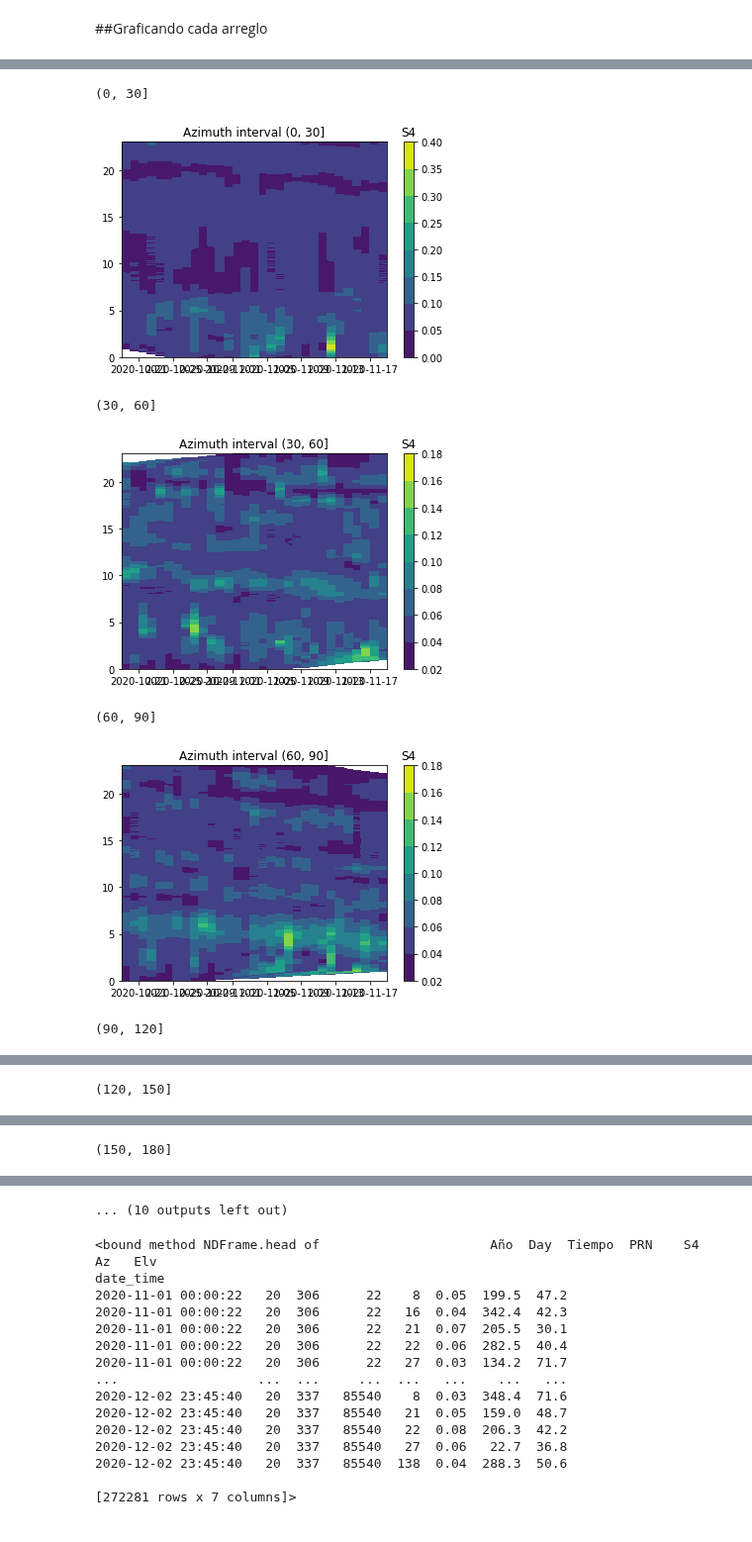
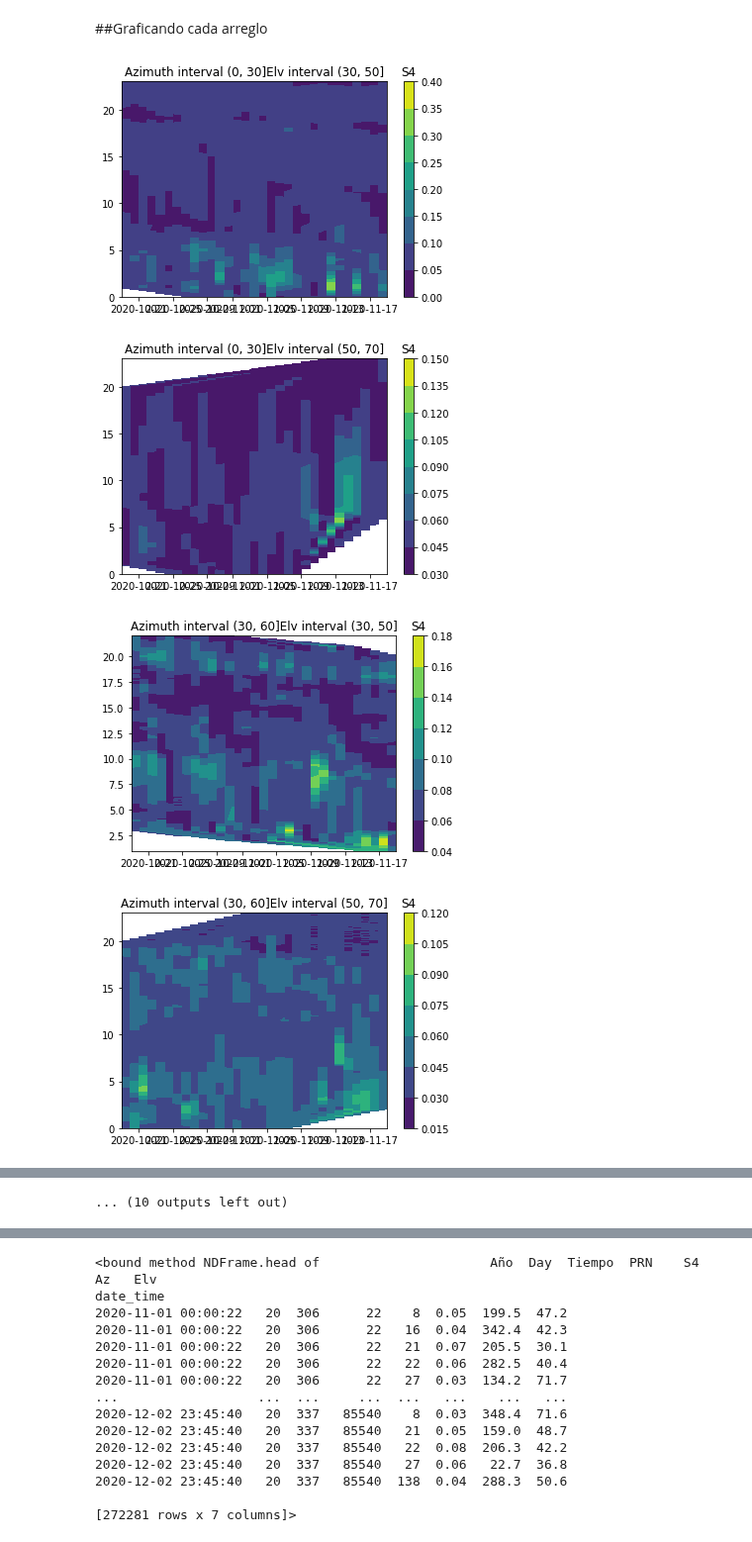
Before and after one commit to georgesteve/Research-Assitant-ML-ROJ, a Jupyter notebook: Grafico_de_S4_heatmap.ipynb, the cells around one changed output, grey strips where cells are left out. Shown at 99% size. Drawn from its saved outputs; the diff is of its cells as text; code cells hidden in the pictures.

```diff
--- a/Grafico_de_S4_heatmap.ipynb
+++ b/Grafico_de_S4_heatmap.ipynb
@@ -83,30 +83,35 @@ y=s4_1min.S4.values
 # %%
 from scipy.interpolate import griddata
 from jdcal import jd2jcal
 from datetime import datetime
 
 
 def plot_S4_hour_day(df,i):
   xi = np.linspace(df.index.to_julian_date().min(), df.index.to_julian_date().max(), 2000)
   yi = np.linspace(df.index.hour.min(), df.index.hour.max(), 2000)
   zi = griddata((df.index.to_julian_date(),df.index.hour),df.S4,(xi[None,:],yi[:,None]),method='linear')
   xij = [jd2jcal(0,v) for v in xi]
   xid = [datetime(x[0],x[1],x[2]) for x in xij]
   plt.contourf(xid,yi,zi)
   plt.title(i)
   cbar=plt.colorbar()
   cbar.ax.set_title('S4', rotation=360)
   plt.show()
 
 n = 366*24
 df=s4_clean
 #df["z"]=  s4.S4
 #df["x"] = s4.index.date
 #df["y"] = s4.index.day
 
 
 for i, d in m:
-  print(i)
-  label='Azimuth interval '+str(i)
-  plot_S4_hour_day(d,label)
+  n=d.groupby(pd.cut(d["Elv"], np.arange(30, 90, 20)))
+  for i1,d1 in n:
+    label='Azimuth interval '+str(i)+'Elv interval '+str(i1)
+    plot_S4_hour_day(d1,label)
 # %% [output]
+[figure, new version]
+[figure, new version]
+[figure, new version]
+[figure, new version]
@@ -113,7 +126 @@ for i, d in m:
-(0, 30]
+... (10 outputs left out)
-[figure, old version]
-(30, 60]
-[figure, old version]
-(60, 90]
-[figure, old version]
-(90, 120]
@@ -121 +126,0 @@ for i, d in m:
-(120, 150]
@@ -123 +126,0 @@ for i, d in m:
-(150, 180]
@@ -125,4 +127,3 @@ for i, d in m:
-... (10 outputs left out)
 # %%
 df.head
 # %% [output]
```
Also changed, not shown: parts of 1 cell of this notebook.
